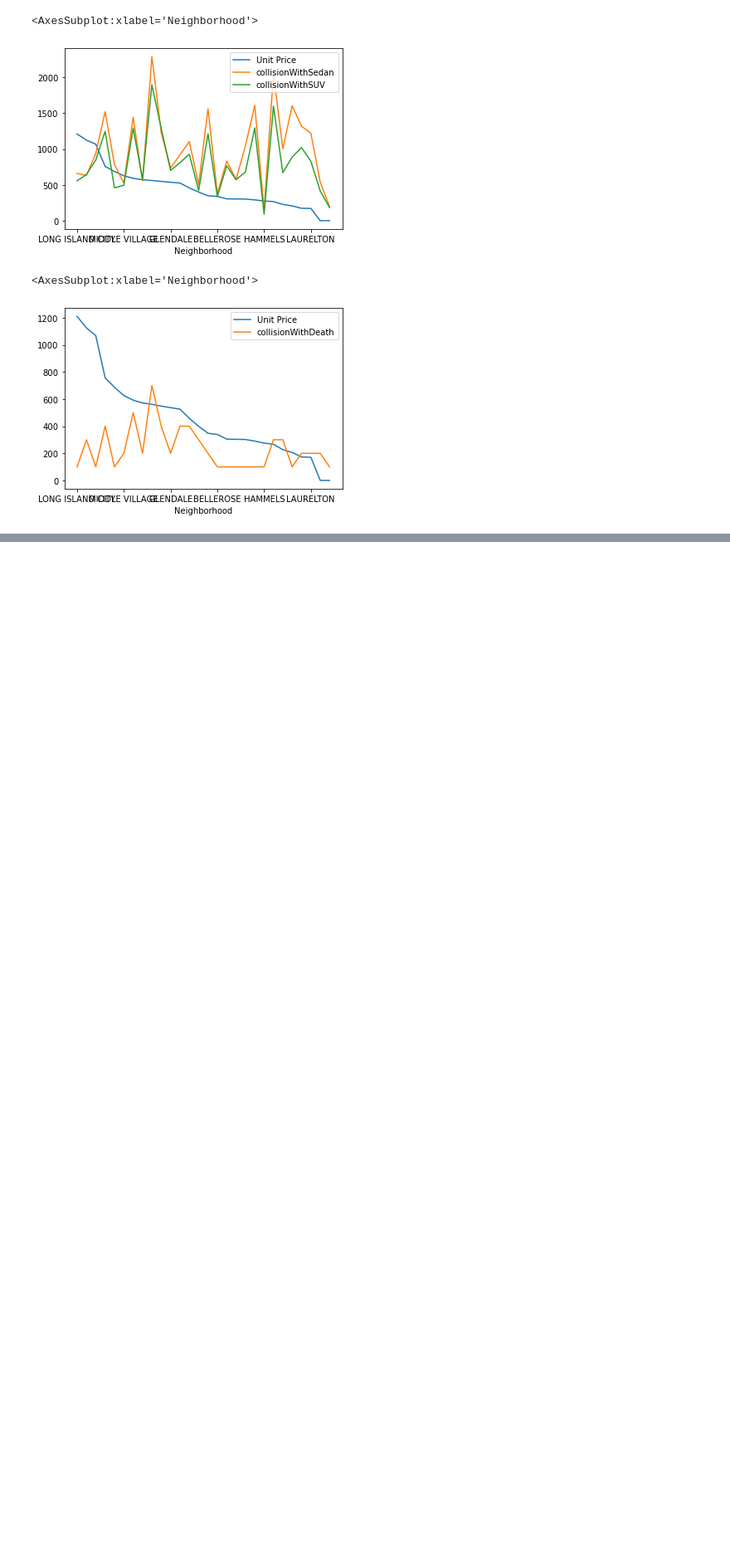
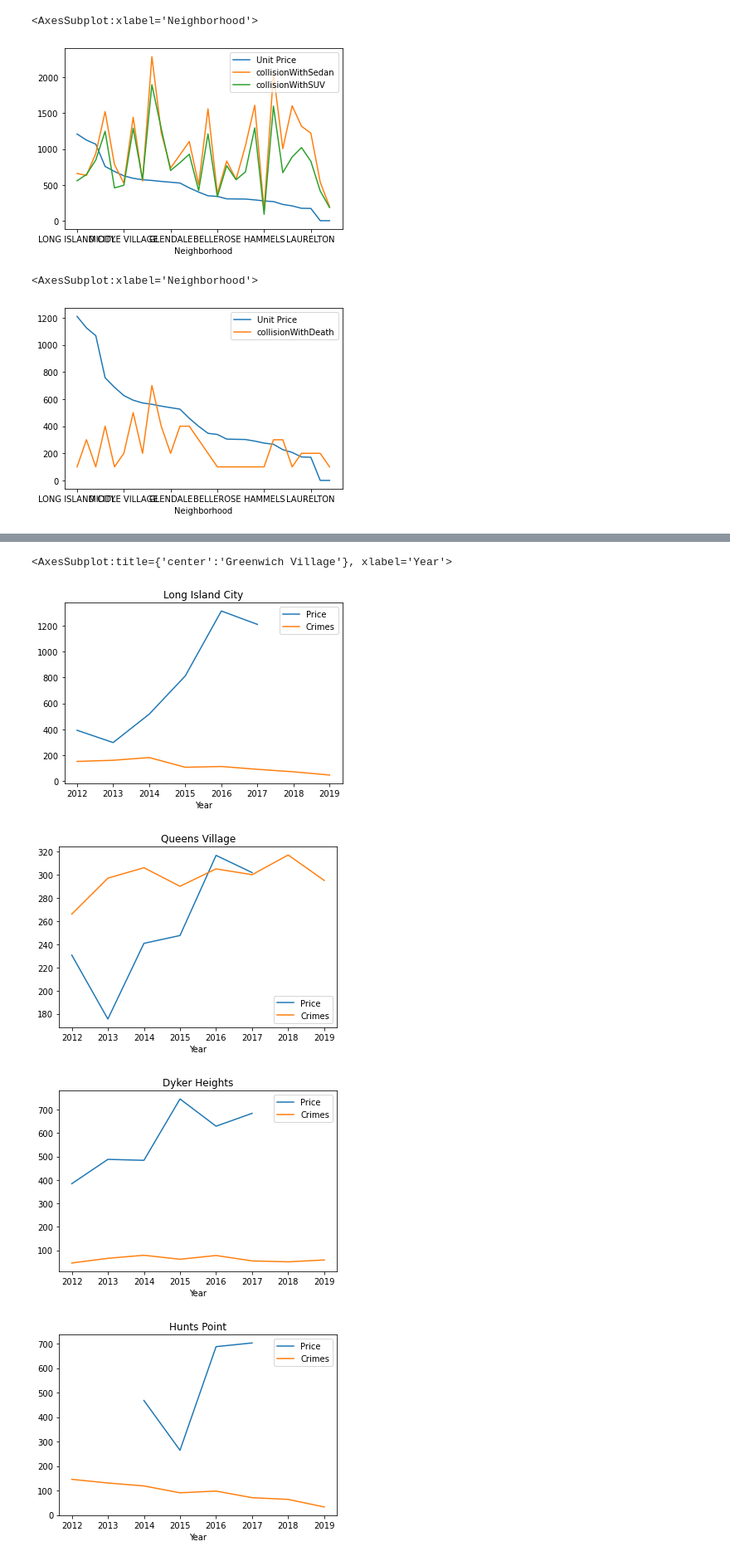
Before and after one commit to Dh0le/2022Spring_Finals, a Jupyter notebook: IS597 Final Project.ipynb, the cells around one changed output, grey strips where cells are left out. Shown at 83% size. Saved outputs shown, nothing was run; the diff lists cells and outputs as text; code cells hidden in the pictures; blank space fills up the shorter version.

```diff
--- a/IS597 Final Project.ipynb
+++ b/IS597 Final Project.ipynb
@@ -636,0 +916,11 @@ QueensFinal[["Unit Price","collisionWithDeath"]].plot()
+# %%
+QueensCrimeTarData = find_tar_price(QueensData, ['LONG ISLAND CITY', 'QUEENS VILLAGE'])
+BrooklynCrimeTarData = find_tar_price(BrooklynData, ['DUMBO', 'DYKER HEIGHTS'])
+BronxCrimeTarData = find_tar_price(BronxData, ['HUNTS POINT', 'WOODLAWN'])
+ManhattanCrimeTarData = find_tar_price(ManhattanData, ['GREENWICH VILLAGE-WEST', 'GREENWICH VILLAGE-CENTRAL'])
+ManhattanCrimeTarData['Neighborhood'].replace('GREENWICH VILLAGE-WEST', 'GREENWICH VILLAGE', inplace=True)
+ManhattanCrimeTarData['Neighborhood'].replace('GREENWICH VILLAGE-CENTRAL', 'GREENWICH VILLAGE', inplace=True)
+print(QueensCrimeTarData['Neighborhood'].unique())
+print(BrooklynCrimeTarData['Neighborhood'].unique())
+print(BronxCrimeTarData['Neighborhood'].unique())
+print(ManhattanCrimeTarData['Neighborhood'].unique())
@@ -636,0 +932,31 @@ QueensFinal[["Unit Price","collisionWithDeath"]].plot()
+# %%
+def merge_price_crime(price_tar: pd.DataFrame, crime_tar: pd.DataFrame, price_nbh: list, crime_nbh: list):
+    nbh_prop_price = pd.DataFrame(columns=['NBH', 'Price', 'Year'])
+    this_nbh = price_tar.loc[price_tar['Neighborhood'] == price_nbh].copy()
+    this_nbh['Avg Price'] = this_nbh['Sale Price'] / this_nbh['Land Square Feet']
+    for i in range(2012, 2020):
+            if nbh_prop_price.empty:
+                nbh_prop_price.loc[0] = [nbh, get_avg_year_price(this_nbh, str(i)), i]
+            else: nbh_prop_price.loc[nbh_prop_price.index.max() + 1] = [nbh, get_avg_year_price(this_nbh, str(i)), i]
+    tar = pd.merge(nbh_prop_price[['Price', 'Year']], crime_tar[crime_tar['NBH'] == crime_nbh][['Crimes', 'Year']], how='inner', on=['Year'])
+    return tar
+# %%
+longIslandCity_crime = merge_price_crime(QueensCrimeTarData, nbh_crimes, 'LONG ISLAND CITY', 'QUEENSBRIDGE')
+queensVillage_crime = merge_price_crime(QueensCrimeTarData, nbh_crimes, 'QUEENS VILLAGE', 'BELLAIRE')
+dykerHeights_crime = merge_price_crime(BrooklynCrimeTarData, nbh_crimes, 'DYKER HEIGHTS', 'DYKER HEIGHTS')
+huntsPoint_crime = merge_price_crime(BronxCrimeTarData, nbh_crimes, 'HUNTS POINT', 'HUNTS POINT')
+woodlawn_crime = merge_price_crime(BronxCrimeTarData, nbh_crimes, 'WOODLAWN', 'WOODLAWN')
+greenwich_crime = merge_price_crime(ManhattanCrimeTarData, nbh_crimes, 'GREENWICH VILLAGE', 'GREENWICH VILLAGE')
+# %%
+longIslandCity_crime.plot(x='Year', y=['Price', 'Crimes'], title='Long Island City')
+queensVillage_crime.plot(x='Year', y=['Price', 'Crimes'], title='Queens Village')
+dykerHeights_crime.plot(x='Year', y=['Price', 'Crimes'], title='Dyker Heights')
+huntsPoint_crime.plot(x='Year', y=['Price', 'Crimes'], title='Hunts Point')
+woodlawn_crime.plot(x='Year', y=['Price', 'Crimes'], title='Woodlawn')
+greenwich_crime.plot(x='Year', y=['Price', 'Crimes'], title='Greenwich Village')
+# %% [output]
+<AxesSubplot:title={'center':'Greenwich Village'}, xlabel='Year'>
+[figure, added]
+[figure, added]
+[figure, added]
+[figure, added]
```
Also changed, not shown: parts of 40 cells of this notebook.
